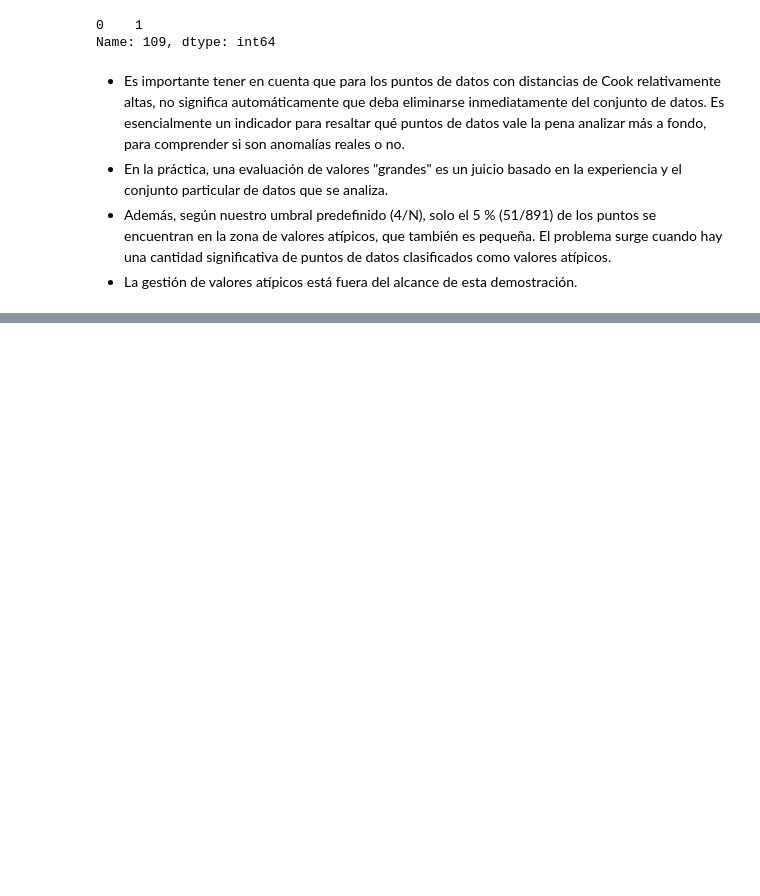
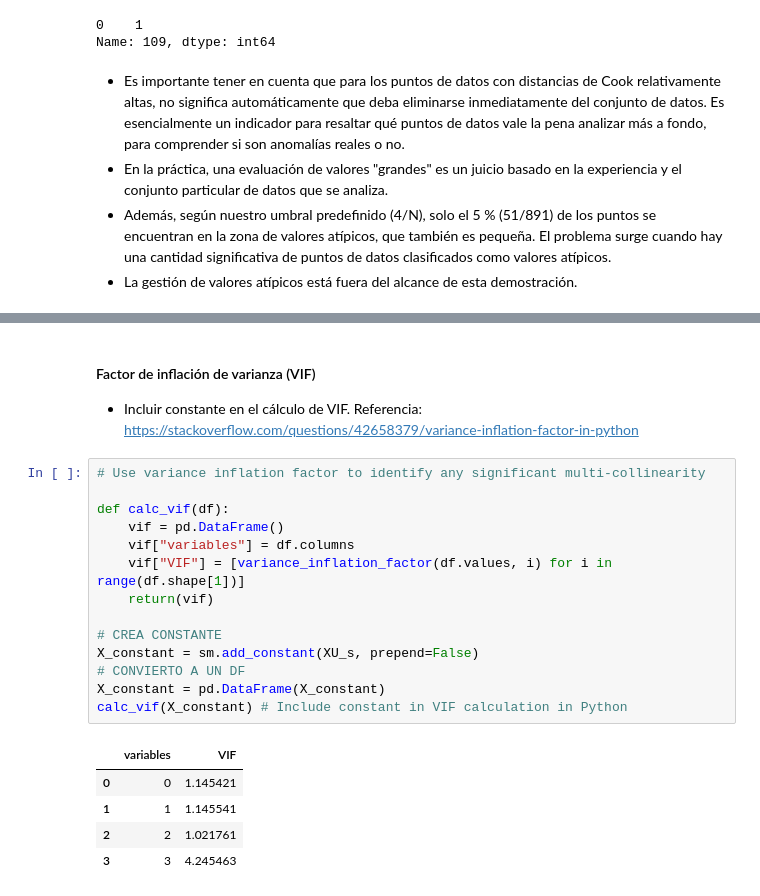
Before and after one commit to octagomez/TP_MARZO2022_REGRESION_LOGISTICA, a Jupyter notebook: Matrices_200_Ejercicio_TP_MARZO_NARCI_.ipynb, the cells around one changed output, grey strips where cells are left out. Saved outputs shown, nothing was run; the diff lists cells and outputs as text; blank space fills up the shorter version.

```diff
--- a/Matrices_200_Ejercicio_TP_MARZO_NARCI_.ipynb
+++ b/Matrices_200_Ejercicio_TP_MARZO_NARCI_.ipynb
@@ -439,0 +425,23 @@ Name: 109, dtype: int64
+# %% [markdown]
+#### Factor de inflación de varianza (VIF)
+* Incluir constante en el cálculo de VIF. Referencia: https://stackoverflow.com/questions/42658379/variance-inflation-factor-in-python
+# %%
+# Use variance inflation factor to identify any significant multi-collinearity
+
+def calc_vif(df):
+    vif = pd.DataFrame()
+    vif["variables"] = df.columns
+    vif["VIF"] = [variance_inflation_factor(df.values, i) for i in range(df.shape[1])]
+    return(vif)
+
+# CREA CONSTANTE
+X_constant = sm.add_constant(XU_s, prepend=False)
+# CONVIERTO A UN DF
+X_constant = pd.DataFrame(X_constant)
+calc_vif(X_constant) # Include constant in VIF calculation in Python
+# %% [output]
+|  | variables | VIF |
+| 0 | 0 | 1.145421 |
+| 1 | 1 | 1.145541 |
+| 2 | 2 | 1.021761 |
+| 3 | 3 | 4.245463 |
```
Also changed, not shown: parts of 23 cells of this notebook.
